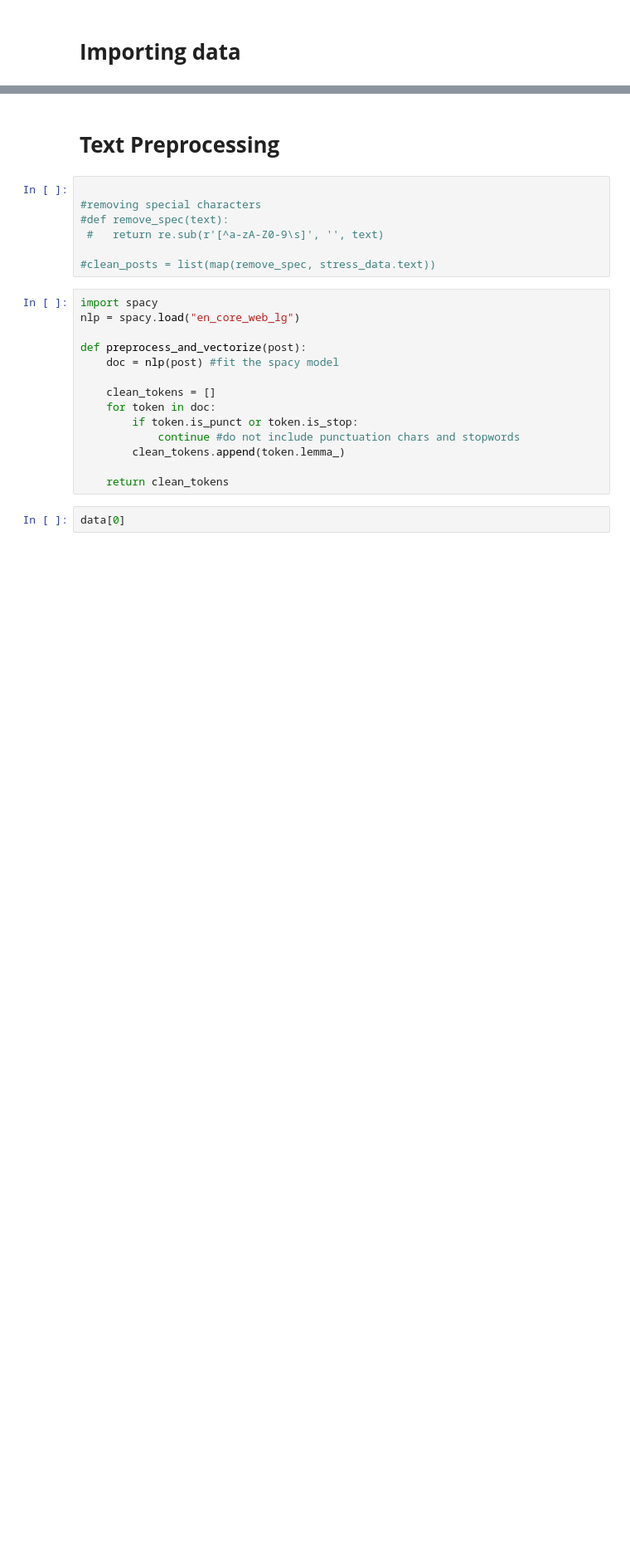
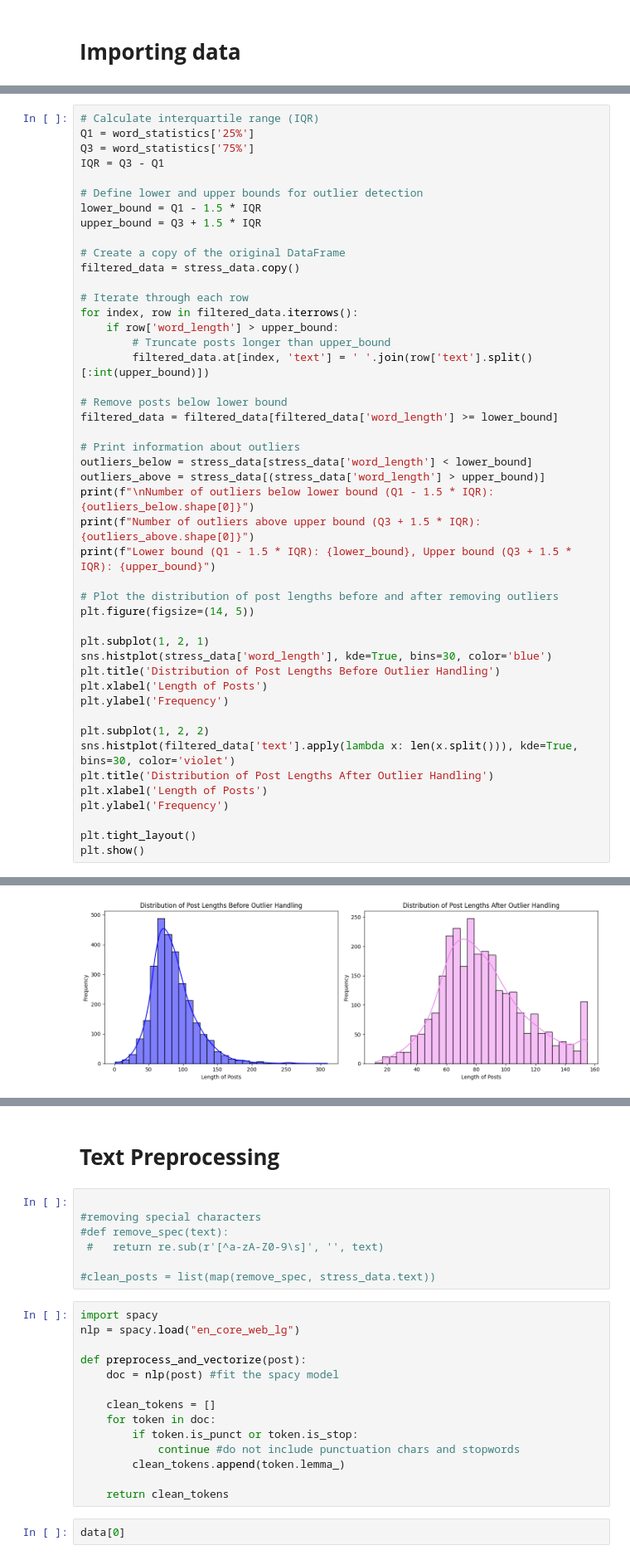
Before and after one commit to marijacetkovic/stress-prediction, a Jupyter notebook: stress-prediction.ipynb, the cells around one changed output, grey strips where cells are left out. Shown at 83% size. Cells and saved outputs as stored; diff of their text form; blank space fills up the shorter version.

```diff
--- a/stress-prediction.ipynb
+++ b/stress-prediction.ipynb
@@ -57,0 +134,47 @@ data[0][1]
+# %%
+# Calculate interquartile range (IQR)
+Q1 = word_statistics['25%']
+Q3 = word_statistics['75%']
+IQR = Q3 - Q1
+
+# Define lower and upper bounds for outlier detection
+lower_bound = Q1 - 1.5 * IQR
+upper_bound = Q3 + 1.5 * IQR
+
+# Create a copy of the original DataFrame
+filtered_data = stress_data.copy()
+
+# Iterate through each row
+for index, row in filtered_data.iterrows():
+    if row['word_length'] > upper_bound:
+        # Truncate posts longer than upper_bound
+        filtered_data.at[index, 'text'] = ' '.join(row['text'].split()[:int(upper_bound)])
+
+# Remove posts below lower bound
+filtered_data = filtered_data[filtered_data['word_length'] >= lower_bound]
+
+# Print information about outliers
+outliers_below = stress_data[stress_data['word_length'] < lower_bound]
+outliers_above = stress_data[(stress_data['word_length'] > upper_bound)]
+print(f"\nNumber of outliers below lower bound (Q1 - 1.5 * IQR): {outliers_below.shape[0]}")
+print(f"Number of outliers above upper bound (Q3 + 1.5 * IQR): {outliers_above.shape[0]}")
+print(f"Lower bound (Q1 - 1.5 * IQR): {lower_bound}, Upper bound (Q3 + 1.5 * IQR): {upper_bound}")
+
+# Plot the distribution of post lengths before and after removing outliers
+plt.figure(figsize=(14, 5))
+
+plt.subplot(1, 2, 1)
+sns.histplot(stress_data['word_length'], kde=True, bins=30, color='blue')
+plt.title('Distribution of Post Lengths Before Outlier Handling')
+plt.xlabel('Length of Posts')
+plt.ylabel('Frequency')
+
+plt.subplot(1, 2, 2)
+sns.histplot(filtered_data['text'].apply(lambda x: len(x.split())), kde=True, bins=30, color='violet')
+plt.title('Distribution of Post Lengths After Outlier Handling')
+plt.xlabel('Length of Posts')
+plt.ylabel('Frequency')
+
+plt.tight_layout()
+plt.show()
+# %% [output]
@@ -57,0 +184 @@ data[0][1]
+[figure, added]
```
Also changed, not shown: parts of 35 cells of this notebook.
